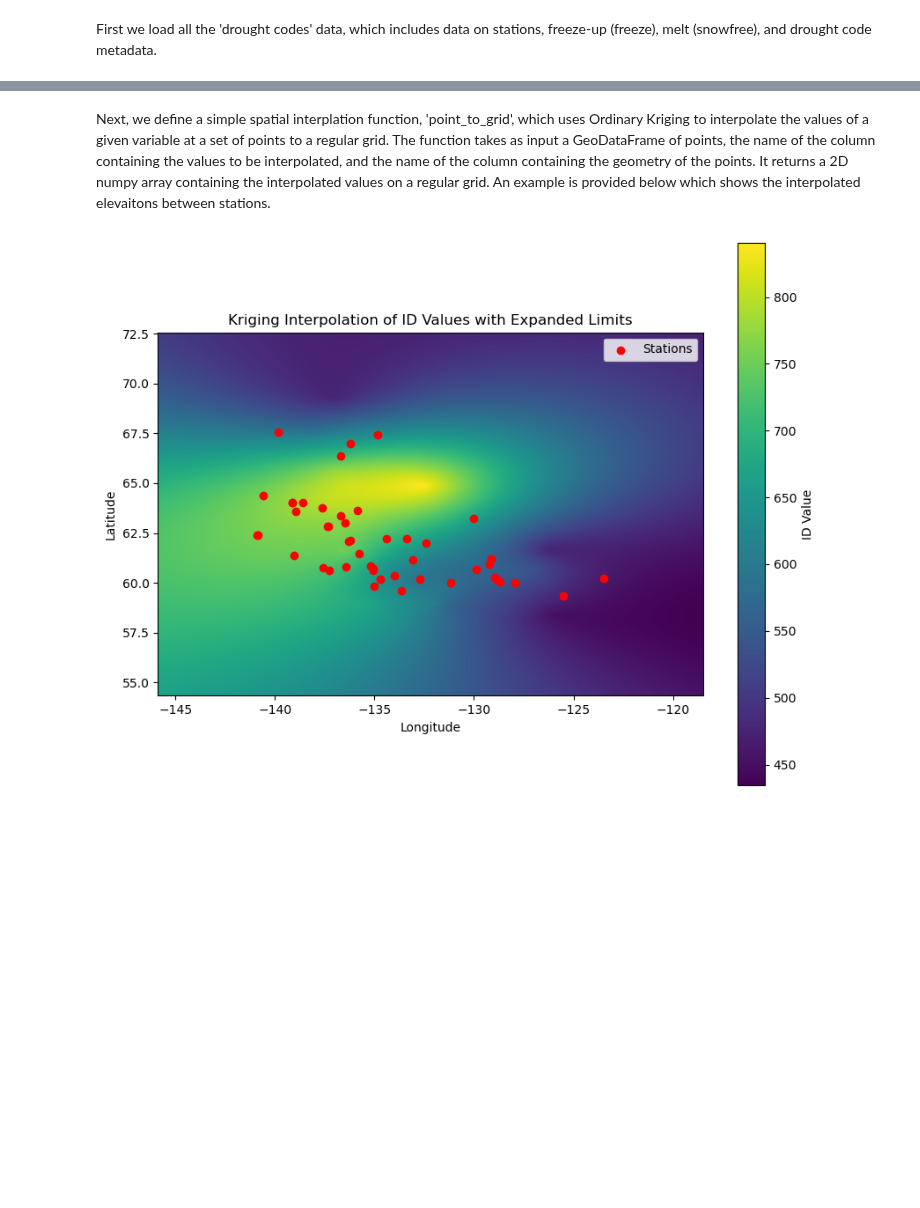
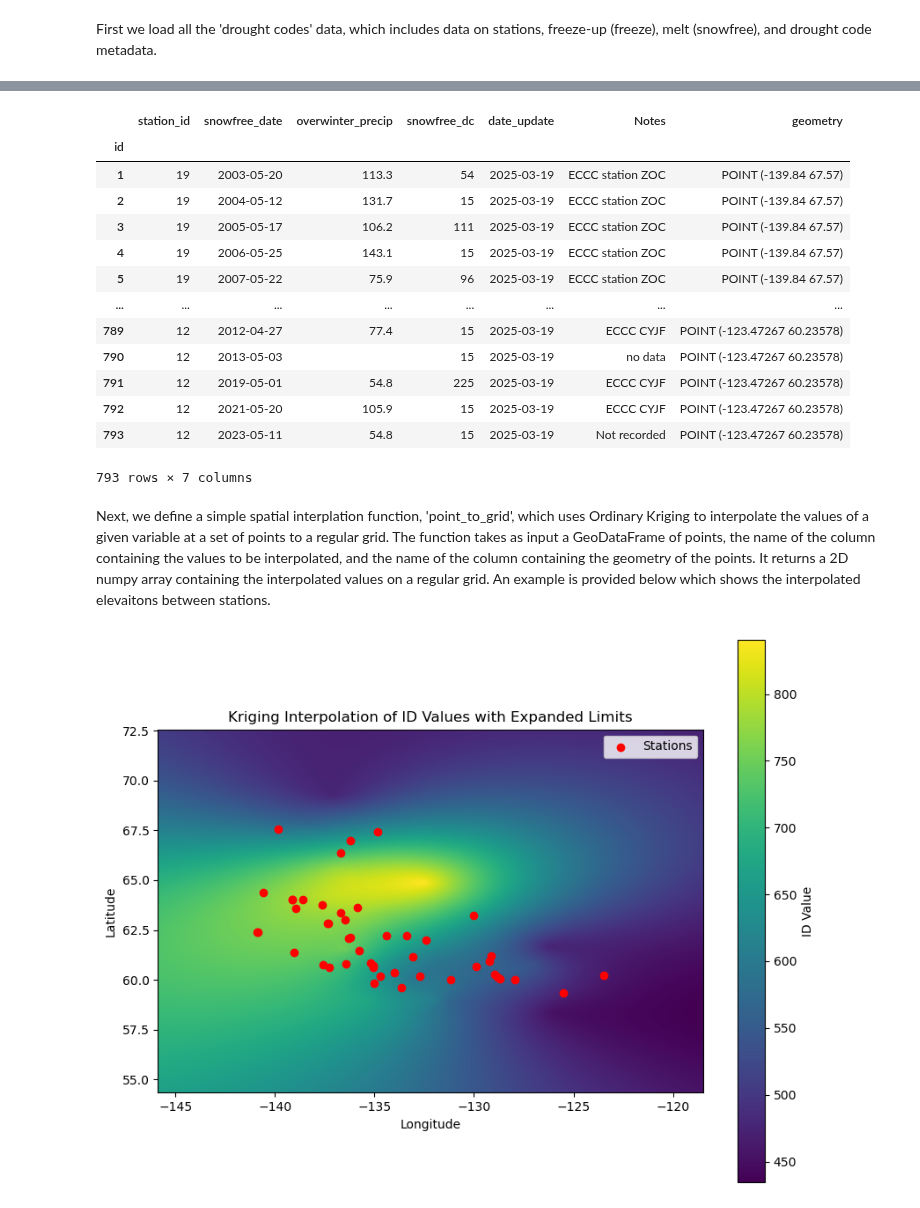
Before and after one commit to YukonWRB/YGwater, a Jupyter notebook: dev/freshet_forecasting/main.ipynb, the cells around one changed output, grey strips where cells are left out. Cells and saved outputs as stored; diff of their text form; code cells hidden in the pictures; blank space fills up the shorter version.

```diff
--- a/dev/freshet_forecasting/main.ipynb
+++ b/dev/freshet_forecasting/main.ipynb
@@ -49,6 +59,23 @@ constants = get_drought_codes_table('dc_constants')
 stations_gdf.explore()
 # %% [output]
 [interactive output not drawn]
+# %%
+snowfree
+# %% [output]
+|  | station_id | snowfree_date | overwinter_precip | snowfree_dc | date_update | Notes | geometry |
+| id |  |  |  |  |  |  |  |
+| 1 | 19 | 2003-05-20 | 113.3 | 54 | 2025-03-19 | ECCC station ZOC | POINT (-139.84 67.57) |
+| 2 | 19 | 2004-05-12 | 131.7 | 15 | 2025-03-19 | ECCC station ZOC | POINT (-139.84 67.57) |
+| 3 | 19 | 2005-05-17 | 106.2 | 111 | 2025-03-19 | ECCC station ZOC | POINT (-139.84 67.57) |
+| 4 | 19 | 2006-05-25 | 143.1 | 15 | 2025-03-19 | ECCC station ZOC | POINT (-139.84 67.57) |
+| 5 | 19 | 2007-05-22 | 75.9 | 96 | 2025-03-19 | ECCC station ZOC | POINT (-139.84 67.57) |
+| ... | ... | ... | ... | ... | ... | ... | ... |
+| 789 | 12 | 2012-04-27 | 77.4 | 15 | 2025-03-19 | ECCC CYJF | POINT (-123.47267 60.23578) |
+| 790 | 12 | 2013-05-03 |  | 15 | 2025-03-19 | no data | POINT (-123.47267 60.23578) |
+| 791 | 12 | 2019-05-01 | 54.8 | 225 | 2025-03-19 | ECCC CYJF | POINT (-123.47267 60.23578) |
+| 792 | 12 | 2021-05-20 | 105.9 | 15 | 2025-03-19 | ECCC CYJF | POINT (-123.47267 60.23578) |
+| 793 | 12 | 2023-05-11 | 54.8 | 15 | 2025-03-19 | Not recorded | POINT (-123.47267 60.23578) |
+793 rows × 7 columns
 # %% [markdown]
 Next, we define a simple spatial interplation function, 'point_to_grid', which uses Ordinary Kriging to interpolate the values of a given variable at a set of points to a regular grid. The function takes as input a GeoDataFrame of points, the name of the column containing the values to be interpolated, and the name of the column containing the geometry of the points. It returns a 2D numpy array containing the interpolated values on a regular grid. An example is provided below which shows the interpolated elevaitons between stations.
 # %%
```
Also changed, not shown: parts of 7 cells of this notebook, 19 other files.
